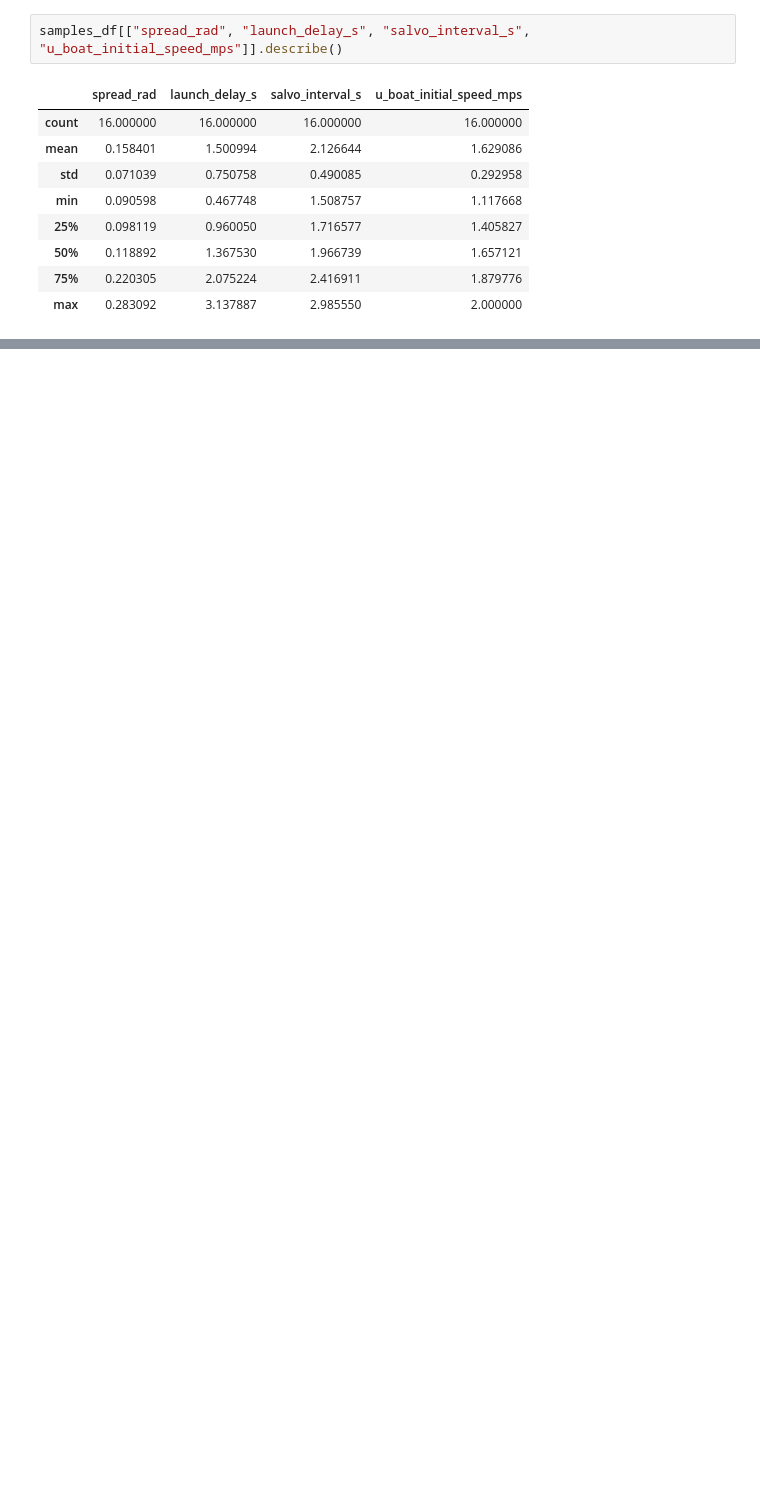
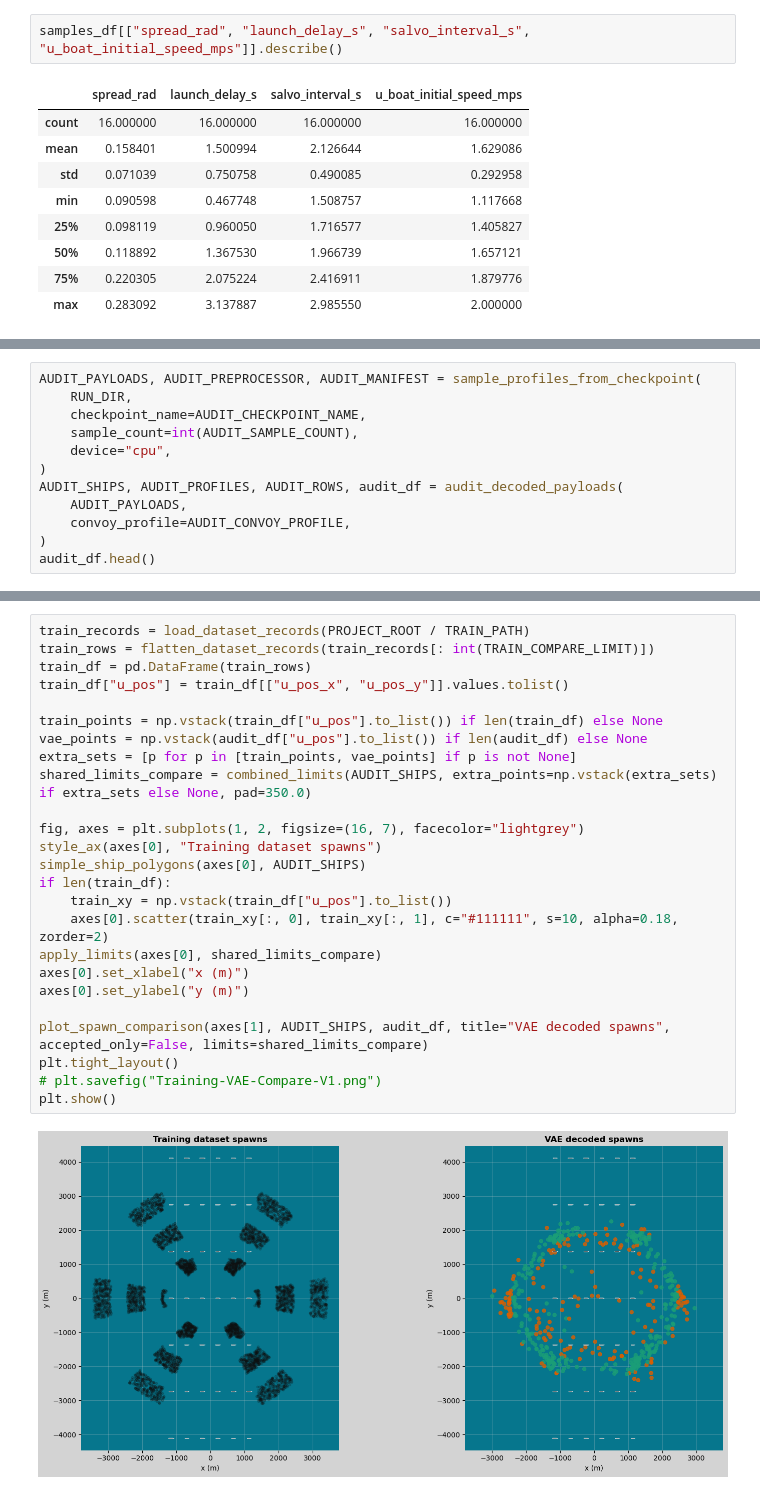
Before and after one commit to MAP9900/Convoy-Layout-Project, a Jupyter notebook: notebooks/vae_exploration.ipynb, the cells around one changed output, grey strips where cells are left out. Cells and saved outputs as stored; diff of their text form; blank space fills up the shorter version.

```diff
--- a/notebooks/vae_exploration.ipynb
+++ b/notebooks/vae_exploration.ipynb
@@ -470,0 +700,12 @@ samples_df[["spread_rad", "launch_delay_s", "salvo_interval_s", "u_boat_initial_
+# %%
+AUDIT_PAYLOADS, AUDIT_PREPROCESSOR, AUDIT_MANIFEST = sample_profiles_from_checkpoint(
+    RUN_DIR,
+    checkpoint_name=AUDIT_CHECKPOINT_NAME,
+    sample_count=int(AUDIT_SAMPLE_COUNT),
+    device="cpu",
+)
+AUDIT_SHIPS, AUDIT_PROFILES, AUDIT_ROWS, audit_df = audit_decoded_payloads(
+    AUDIT_PAYLOADS,
+    convoy_profile=AUDIT_CONVOY_PROFILE,
+)
+audit_df.head()
@@ -470,0 +769,27 @@ samples_df[["spread_rad", "launch_delay_s", "salvo_interval_s", "u_boat_initial_
+# %%
+train_records = load_dataset_records(PROJECT_ROOT / TRAIN_PATH)
+train_rows = flatten_dataset_records(train_records[: int(TRAIN_COMPARE_LIMIT)])
+train_df = pd.DataFrame(train_rows)
+train_df["u_pos"] = train_df[["u_pos_x", "u_pos_y"]].values.tolist()
+
+train_points = np.vstack(train_df["u_pos"].to_list()) if len(train_df) else None
+vae_points = np.vstack(audit_df["u_pos"].to_list()) if len(audit_df) else None
+extra_sets = [p for p in [train_points, vae_points] if p is not None]
+shared_limits_compare = combined_limits(AUDIT_SHIPS, extra_points=np.vstack(extra_sets) if extra_sets else None, pad=350.0)
+
+fig, axes = plt.subplots(1, 2, figsize=(16, 7), facecolor="lightgrey")
+style_ax(axes[0], "Training dataset spawns")
+simple_ship_polygons(axes[0], AUDIT_SHIPS)
+if len(train_df):
+    train_xy = np.vstack(train_df["u_pos"].to_list())
+    axes[0].scatter(train_xy[:, 0], train_xy[:, 1], c="#111111", s=10, alpha=0.18, zorder=2)
+apply_limits(axes[0], shared_limits_compare)
+axes[0].set_xlabel("x (m)")
+axes[0].set_ylabel("y (m)")
+
+plot_spawn_comparison(axes[1], AUDIT_SHIPS, audit_df, title="VAE decoded spawns", accepted_only=False, limits=shared_limits_compare)
+plt.tight_layout()
+# plt.savefig("Training-VAE-Compare-V1.png")
+plt.show()
+# %% [output]
+[figure, added]
```
Also changed, not shown: parts of 18 cells of this notebook, 2 other files.
